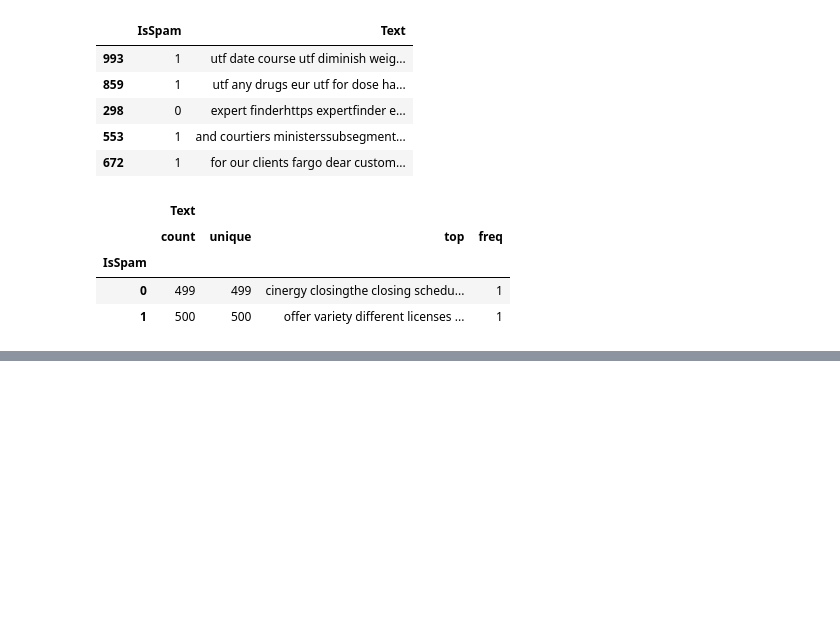
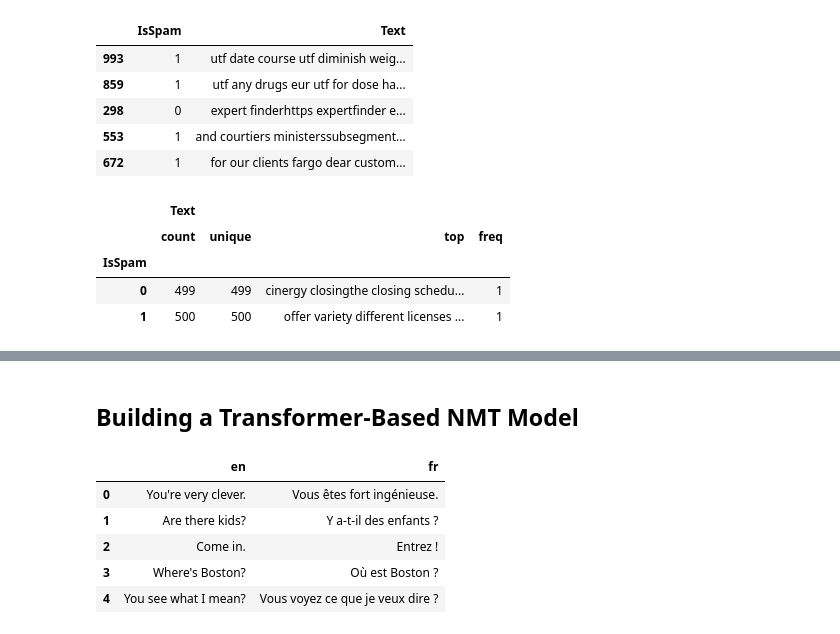
Before and after one commit to bolicnikola/Applied-Machine-Learning-And-AI, a Jupyter notebook: Natural_Language_Processing.ipynb, the cells around one changed output, grey strips where cells are left out. Saved outputs shown, nothing was run; the diff lists cells and outputs as text; code cells hidden in the pictures; blank space fills up the shorter version.

```diff
--- a/Natural_Language_Processing.ipynb
+++ b/Natural_Language_Processing.ipynb
@@ -240,0 +326,14 @@ np.float32(0.9713706)
+# %% [markdown]
+## Building a Transformer-Based NMT Model
+# %%
+df = pd.read_csv('Data/en-fr.txt', names=['en','fr','attr'], usecols=['en','fr'], sep='\t')
+df = df.sample(frac=1, random_state=42)
+df = df.reset_index(drop=True)
+df.head()
+# %% [output]
+|  | en | fr |
+| 0 | You're very clever. | Vous êtes fort ingénieuse. |
+| 1 | Are there kids? | Y a-t-il des enfants ? |
+| 2 | Come in. | Entrez ! |
+| 3 | Where's Boston? | Où est Boston ? |
+| 4 | You see what I mean? | Vous voyez ce que je veux dire ? |
```
Also changed, not shown: parts of 26 cells of this notebook, 1 other file.
